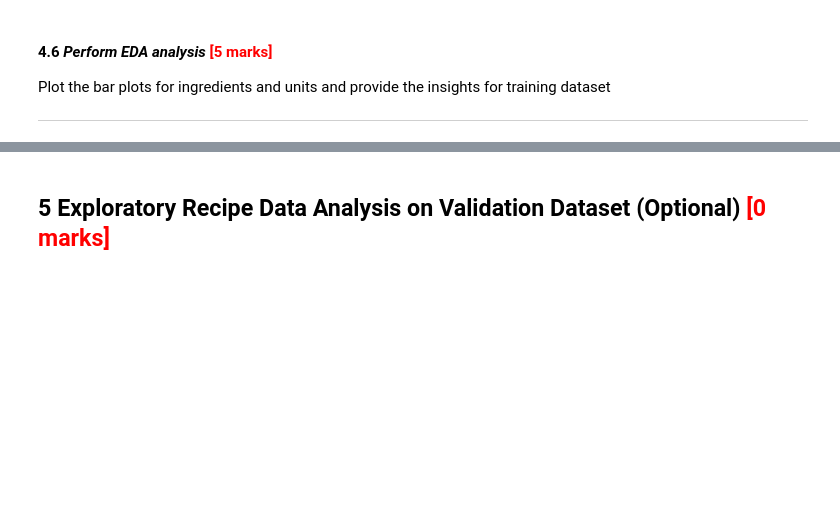
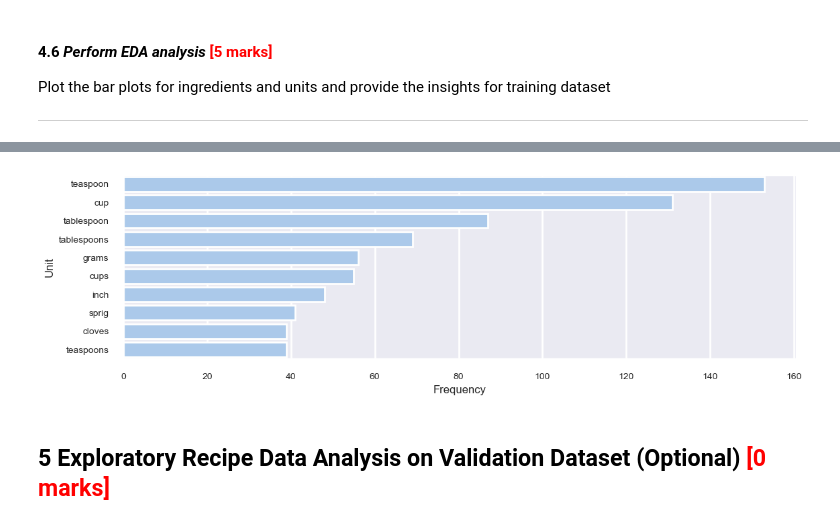
Before and after one commit to uvarajthulasiram/SyntacticProcessingAssignment, a Jupyter notebook: Identifying_Key_Entities_Recipe_Data_Starter.ipynb, the cells around one changed output, grey strips where cells are left out. Saved outputs shown, nothing was run; the diff lists cells and outputs as text; code cells hidden in the pictures; blank space fills up the shorter version.

```diff
--- a/Identifying_Key_Entities_Recipe_Data_Starter.ipynb
+++ b/Identifying_Key_Entities_Recipe_Data_Starter.ipynb
@@ -345,2 +417,5 @@ Execute this function separately for top 10 most units and ingredients
 # %%
 # get the top units which are frequently seen in the recipe
+top_units = get_top_frequent_items(units_list, 'unit', dataset_name) # , top_n=20
+
+top_units
@@ -363,5 +480,8 @@ Plot the bar plots for ingredients and units and provide the insights for traini
 # %%
 # plot the top frequent units in training data
+plot_top_items(top_units, 'unit', dataset_name)
+# %% [output]
+[figure, added]
 # %% [markdown]
 ## **5** Exploratory Recipe Data Analysis on Validation Dataset (Optional)<font color = red> [0 marks]</font> <br>
 # %% [markdown]
```
Also changed, not shown: parts of 18 cells of this notebook.
